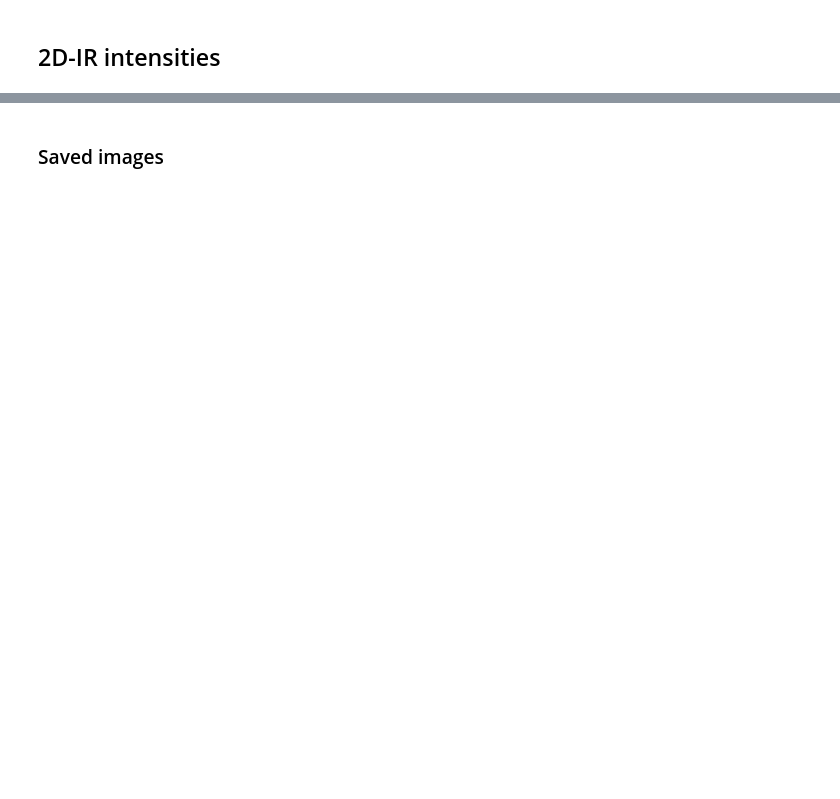
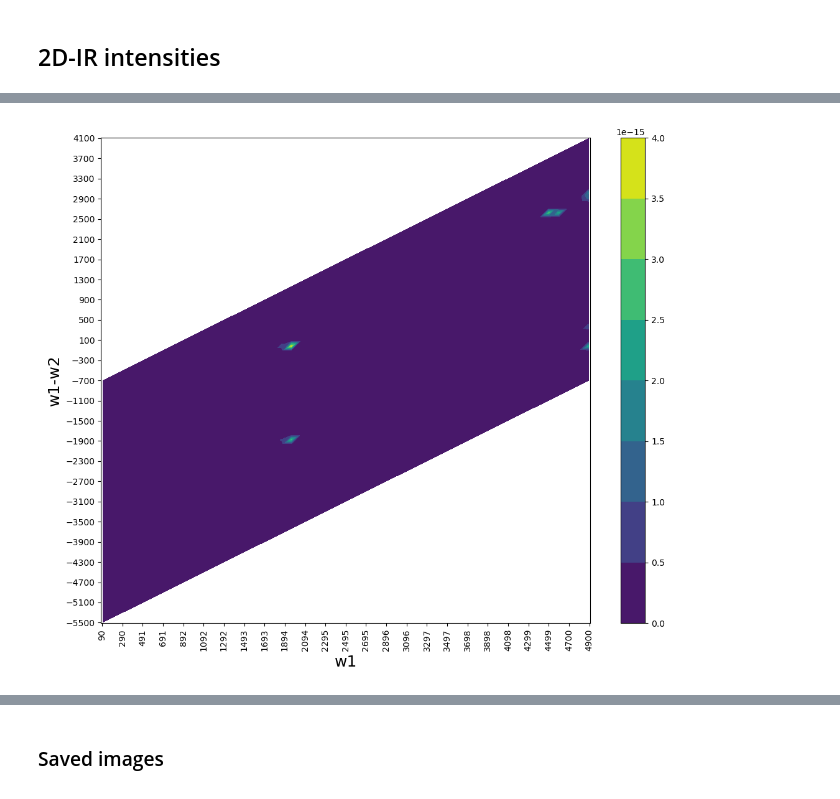
Before and after one commit to wilson-gv-project/wilson-gv, a Jupyter notebook: spectrum2d.ipynb, the cells around one changed output, grey strips where cells are left out. Cells and saved outputs as stored; diff of their text form; code cells hidden in the pictures; blank space fills up the shorter version.

```diff
--- a/spectrum2d.ipynb
+++ b/spectrum2d.ipynb
@@ -540,0 +383,8 @@ plt.show()
+# %%
+settings = {'el_t2':True,
+            'mech_on':False, 'mech_t2':True, 'mech_t3':False,
+            'w1mw2_axis': True, 'printing': False}
+
+plotspectrum(ranges, data, settings)
+# %% [output]
+[figure, added]
```
Also changed, not shown: parts of 14 cells of this notebook, 1 other file.
